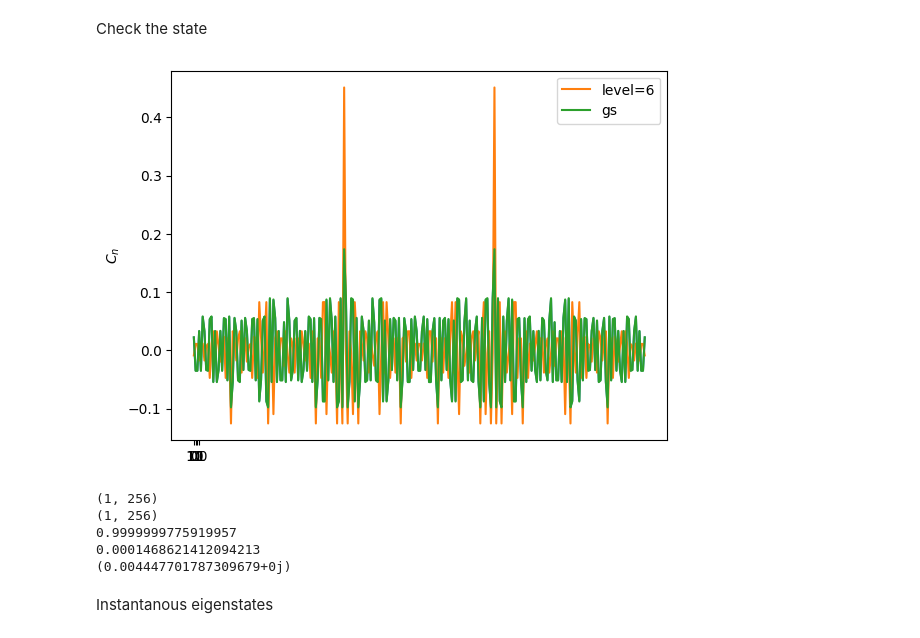
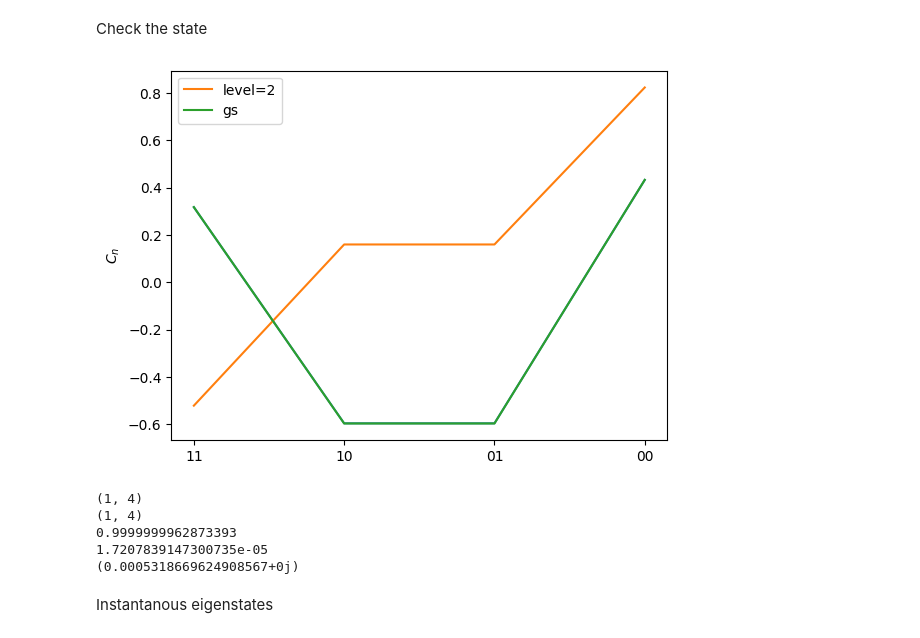
Before and after one commit to emacosta95/DL-VLM, a Jupyter notebook: time_dependent_evolution_mbs.ipynb, the cells around one changed output. Cells and saved outputs as stored; diff of their text form; code cells hidden in the pictures.

```diff
--- a/time_dependent_evolution_mbs.ipynb
+++ b/time_dependent_evolution_mbs.ipynb
@@ -67,7 +67,7 @@ class PeriodicDriving:
 # %% [markdown]
 Data
 # %%
-l=8
+l=2
 rate=0.1
 periodic=False
 
@@ -459,33 +566,33 @@ Check the state
 # %%
 
 t_instant=1
-level=6
+level=2
 
 plt.plot(psi_t[t_instant])
 plt.plot(psi_spectrum_t[t_instant][:,level],label=f'level={level}')
 #plt.plot(psi_2nd_t[10],label='2nd')
 plt.plot(psi_gs_t[t_instant],label='gs')
 plt.legend(fontsize=10)
 plt.xticks([0,1,2,3],['11','10','01','00'])
 plt.ylabel(r'$C_n$')
 plt.show()
 print(psi_gs_t[0].dag().shape)
 print(psi_t[0].dag().shape)
 
 
 ov_gs_t=np.einsum('ai,ia->',(psi_t[t_instant].dag()),psi_gs_t[t_instant])
 ov_level_t=np.einsum('ai,i->',(psi_t[t_instant].dag()),psi_spectrum_t[t_instant][:,level])
 
 print(np.sqrt(np.real(ov_gs_t)**2+np.imag(ov_gs_t)**2))
 print(np.sqrt(np.real(ov_level_t)**2+np.imag(ov_level_t)**2))
 print(np.einsum('ai,i->',(psi_gs_t[0].dag()),psi_spectrum_t[30][:,level]))
 # %% [output]
-[figure, old version]
+[figure, new version]
-(1, 256)
-(1, 256)
-0.9999999775919957
-0.0001468621412094213
-(0.004447701787309679+0j)
+(1, 4)
+(1, 4)
+0.9999999962873393
+1.7207839147300735e-05
+(0.0005318669624908567+0j)
 # %% [markdown]
 Instantanous eigenstates
 # %%
```
Also changed, not shown: parts of 6 cells of this notebook, 9 other files.
